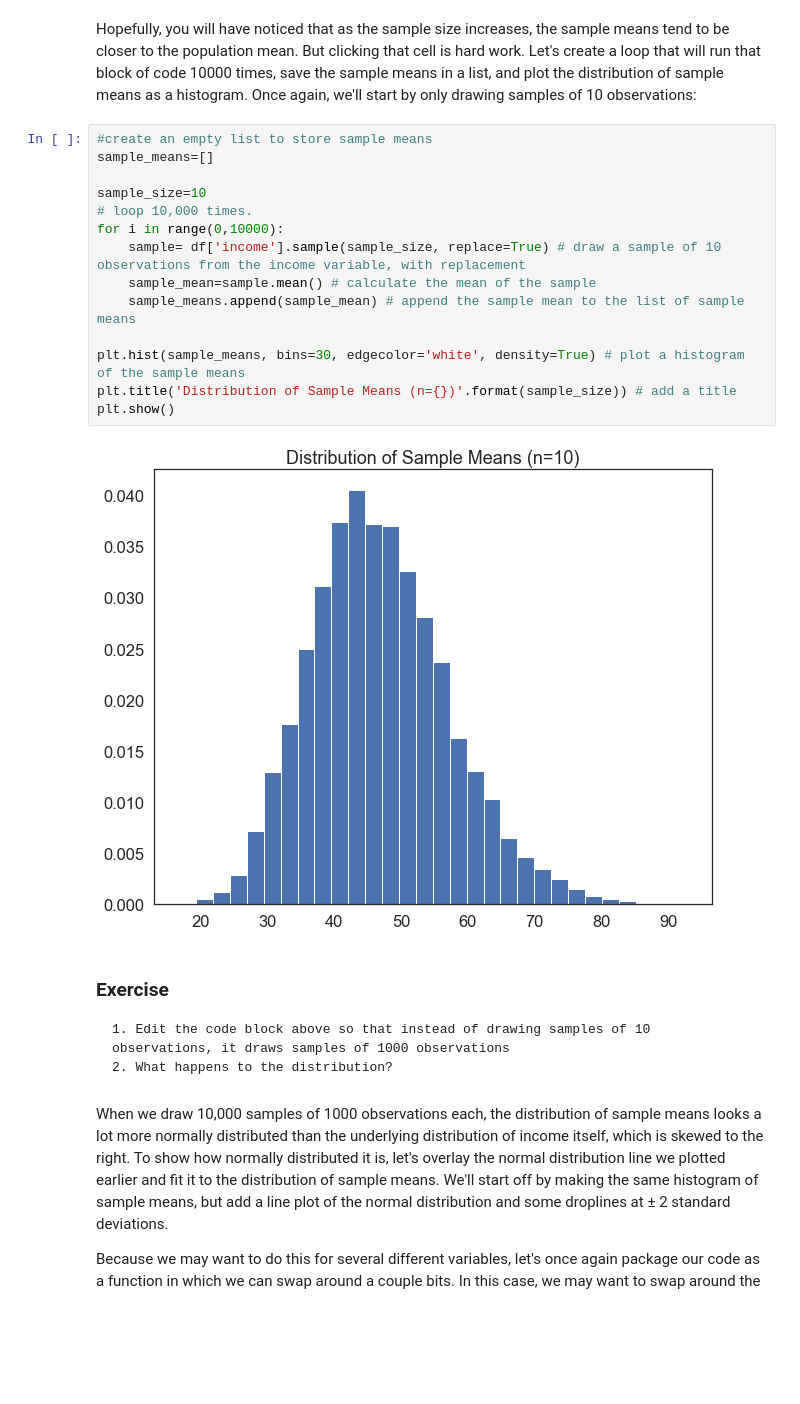
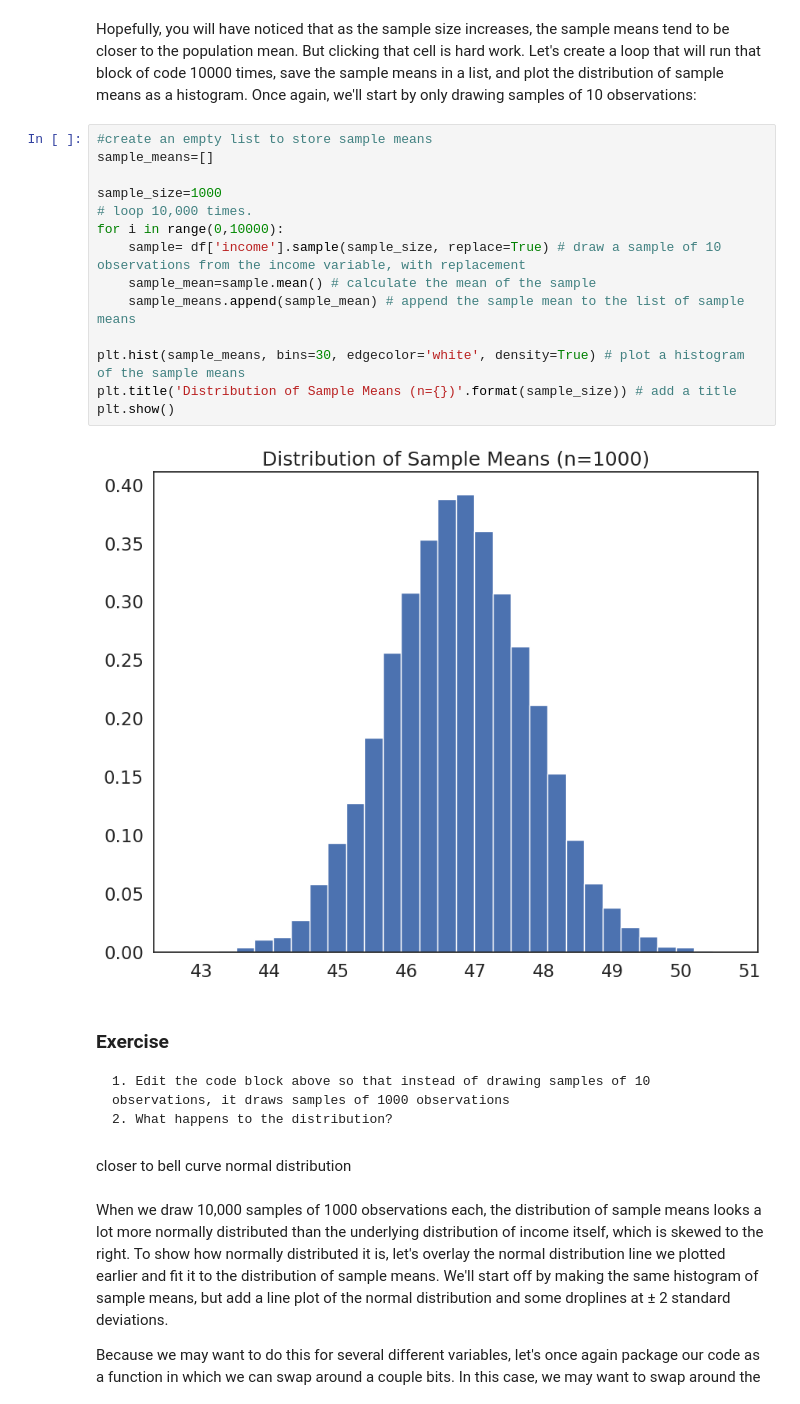
Before and after one commit to maayap/QM2, a Jupyter notebook: notebooks/W05. Distributions and Basic Statistics.ipynb, the cells around one changed output. Cells and saved outputs as stored; diff of their text form; blank space fills up the shorter version.

```diff
--- a/notebooks/W05. Distributions and Basic Statistics.ipynb
+++ b/notebooks/W05. Distributions and Basic Statistics.ipynb
@@ -402,24 +419,26 @@ Hopefully, you will have noticed that as the sample size increases, the sample m
 # %%
 #create an empty list to store sample means
 sample_means=[]
 
-sample_size=10
+sample_size=1000
 # loop 10,000 times.
 for i in range(0,10000):
     sample= df['income'].sample(sample_size, replace=True) # draw a sample of 10 observations from the income variable, with replacement
     sample_mean=sample.mean() # calculate the mean of the sample
     sample_means.append(sample_mean) # append the sample mean to the list of sample means
 
 plt.hist(sample_means, bins=30, edgecolor='white', density=True) # plot a histogram of the sample means
 plt.title('Distribution of Sample Means (n={})'.format(sample_size)) # add a title
 plt.show()
 # %% [output]
-[figure, old version]
+[figure, new version]
 # %% [markdown]
 ### Exercise
 
     1. Edit the code block above so that instead of drawing samples of 10 observations, it draws samples of 1000 observations
     2. What happens to the distribution?
+# %% [markdown]
+closer to bell curve normal distribution
 # %% [markdown]
 When we draw 10,000 samples of 1000 observations each, the distribution of sample means looks a lot more normally distributed than the underlying distribution of income itself, which is skewed to the right. To show how normally distributed it is, let's overlay the normal distribution line we plotted earlier and fit it to the distribution of sample means. We'll start off by making the same histogram of sample means, but add a line plot of the normal distribution and some droplines at ± 2 standard deviations.
 
```
Also changed, not shown: parts of 17 cells of this notebook.
